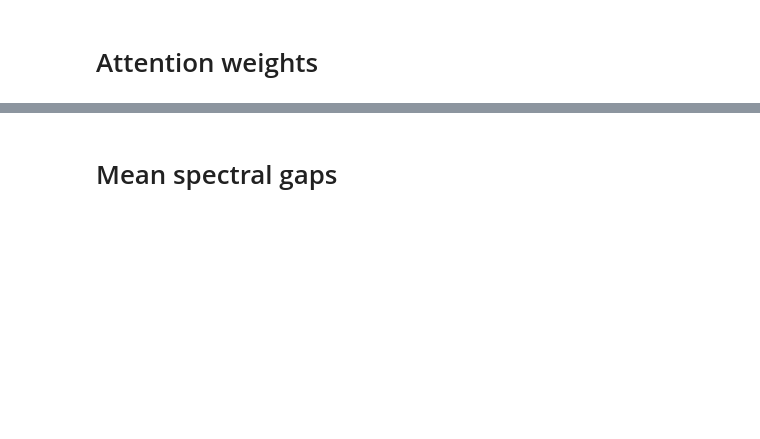
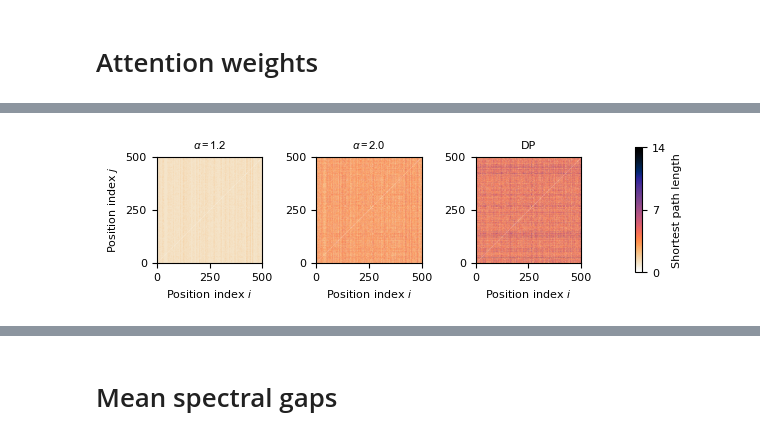
Before and after one commit to CKQu1/fractional-attn, a Jupyter notebook: nlp-tutorial/plot_results.ipynb, the cells around one changed output, grey strips where cells are left out. Drawn from its saved outputs; the diff is of its cells as text; code cells hidden in the pictures; blank space fills up the shorter version.

```diff
--- a/nlp-tutorial/plot_results.ipynb
+++ b/nlp-tutorial/plot_results.ipynb
@@ -868,0 +859,76 @@ Mean shortest path: 3.062213039485767
+# %%
+from scipy.cluster.hierarchy import linkage, leaves_list
+def agglomerative_reorder(distance_matrix, method="average"):
+    """
+    Perform agglomerative clustering on a distance matrix and
+    return a reordered matrix suitable for visualization.
+
+    Parameters
+    ----------
+    distance_matrix : ndarray (n x n)
+        Symmetric distance matrix.
+    method : str
+        Linkage method ('single', 'complete', 'average', 'ward', etc.).
+
+    Returns
+    -------
+    reordered_matrix : ndarray (n x n)
+        Distance matrix reordered according to clustering.
+    order : ndarray (n,)
+        The order of indices after clustering.
+    """
+    # Ensure distance matrix is square
+    n, m = distance_matrix.shape
+    assert n == m, "Distance matrix must be square"
+
+    # Convert to condensed form (upper triangular as 1D vector)
+    condensed = distance_matrix[np.triu_indices(n, k=1)]
+
+    # Perform hierarchical clustering
+    Z = linkage(condensed, method=method)
+
+    # Get the order of leaves after clustering
+    order = leaves_list(Z)
+
+    # Reorder the distance matrix
+    reordered_matrix = distance_matrix[np.ix_(order, order)]
+
+    return reordered_matrix, order
+
+titles = [r'$\alpha = 1.2$', r'$\alpha = 2.0$', 'DP']
+gridspec = {'width_ratios': [1, 1, 1, 0.07]}
+fig, axs = plt.subplots(1,4, gridspec_kw=gridspec, figsize=(6,1.9))
+for i in range(3):
+    ax = axs[i]
+    shortest_path_length = shortest_path_lengths[i]
+    im = ax.imshow(shortest_path_length, vmin=0, vmax=14, cmap=cm.torch_r, origin='lower')
+    print("Max shortest path:", np.nanmax(shortest_path_length))
+    # reordered_matrix, order = agglomerative_reorder(shortest_path_length, method="complete")
+    # im = ax.imshow(reordered_matrix, vmin=0, vmax=14, cmap=cm.torch_r)
+    print("Mean shortest path:", shortest_path_length.mean())
+    ax.set_aspect(1)
+    ax.set_title(titles[i])
+    ax.set_xlabel(r'Position index $i$')
+    ax.set_xticks([0,250,500])
+    ax.set_yticks([0,250,500])
+    if i == 0:
+        ax.set_ylabel(r'Position index $j$')
+
+cbar = fig.colorbar(im, cax=axs[3], fraction=0.000002)
+cbar.ax.set_ylabel("Shortest path length")
+cbar.ax.set_yticks([0, 7, 14])
+
+plt.tight_layout()
+from constants import FIGS_DIR
+SAVE_DIR = njoin(FIGS_DIR, 'nlp-task')
+fig_file = 'shortest_path_matrix'
+fig_file += '.pdf'
+plt.savefig(njoin(SAVE_DIR, fig_file), bbox_inches='tight', dpi=500)
+plt.show()
+
+# torch_r
+# rainforest_r
+# freeze_r
+# arctic_r
+# amethyst_r
+# %% [output]
@@ -868,0 +941 @@ Mean shortest path: 3.062213039485767
+[figure, added]
```
Also changed, not shown: parts of 20 cells of this notebook, 2 other files.
